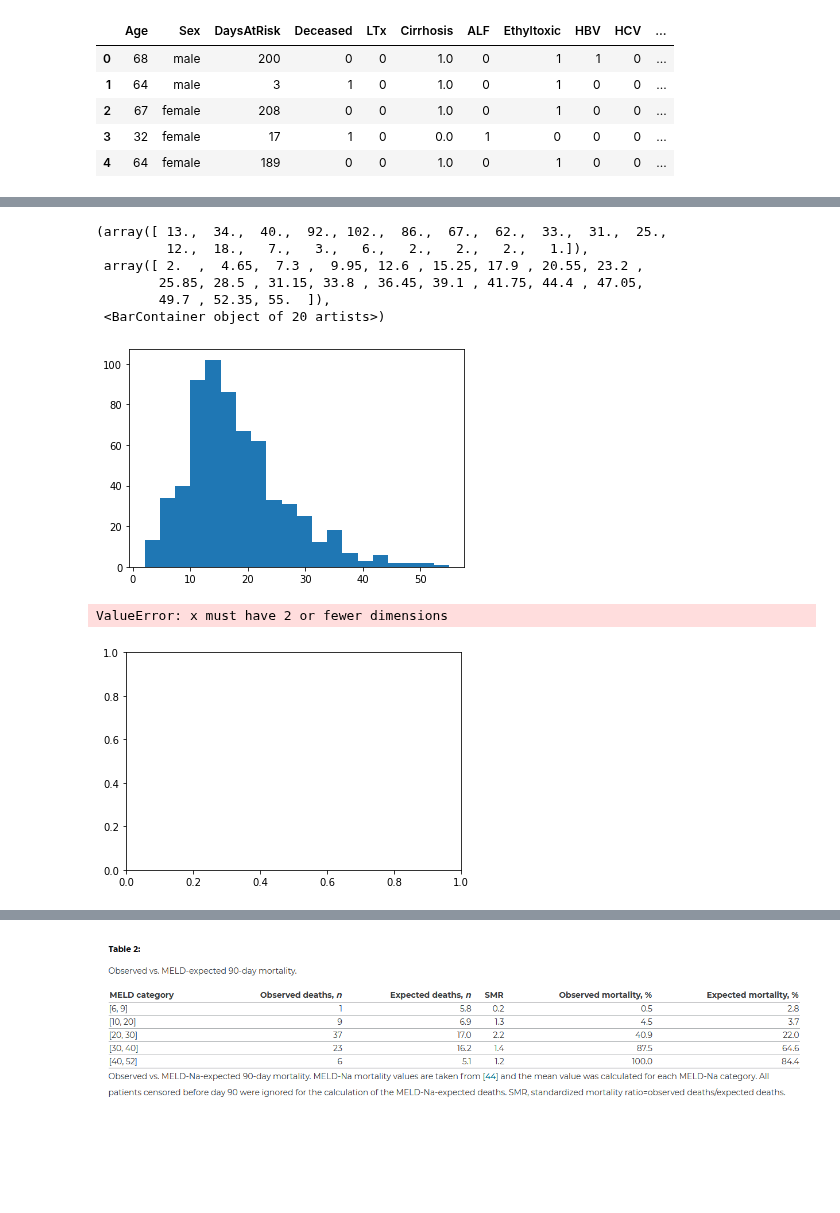
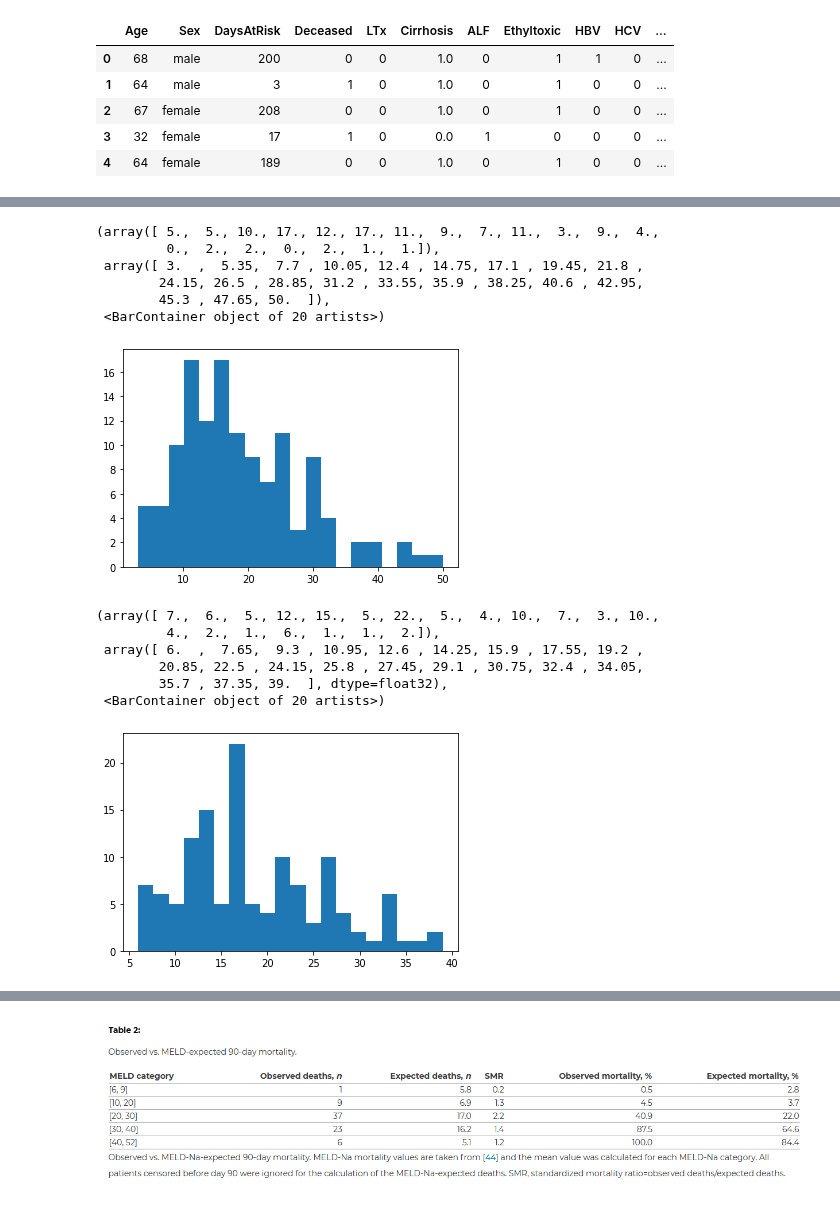
Before and after one commit to wisniemj/CS8321, a Jupyter notebook: finalPaper/finalPaper.ipynb, the cells around one changed output, grey strips where cells are left out. Drawn from its saved outputs; the diff is of its cells as text; code cells hidden in the pictures; blank space fills up the shorter version.

```diff
--- a/finalPaper/finalPaper.ipynb
+++ b/finalPaper/finalPaper.ipynb
@@ -206,20 +267,21 @@ df2 = df2.join(col)
 
 # take out MELD score comparisons for final_df
 final_df = df2.copy(deep=True)
-# del final_df["MELD"]
-# del final_df["MELD3"]
-# del final_df["MELDNA"]
 
 # Assumption: all null numeric values are 0
 final_df = final_df.replace(np.NaN, 0)
 
 final_df_normalized = final_df.copy(deep=True)
 
-# from sklearn.preprocessing import StandardScaler
-# from sklearn.preprocessing import RobustScaler
-# scaler = StandardScaler()
-# non_binary_cols = [col for col in final_df.columns if len(final_df[col].unique()) > 2]
-# binary_cols = [col for col in final_df.columns if len(final_df[col].unique()) <= 2]
+from sklearn.preprocessing import StandardScaler
+from sklearn.preprocessing import RobustScaler
+feature_scaler = StandardScaler()
+target_scaler = StandardScaler()
+non_binary_cols = [col for col in final_df.columns if len(final_df[col].unique()) > 2]
+non_binary_cols.remove("MELD")
+non_binary_cols.remove("MELD3")
+non_binary_cols.remove("MELDNA")
+binary_cols = [col for col in final_df.columns if len(final_df[col].unique()) <= 2]
 # final_df_normalized = pd.DataFrame(scaler.fit_transform(final_df[non_binary_cols]), columns=non_binary_cols)
 # final_df_normalized = pd.concat([final_df[binary_cols], final_df_normalized], axis=1)
 # %%
@@ -228,16 +290,15 @@ from sklearn.model_selection import train_test_split
 #Goal of improving on original meld for now.
 #Meld3 is used primarily for transplant, meldNA is used for Cirrhosis: #https://www.mdcalc.com/calc/10437/model-end-stage-liver-disease-meld#evidence
 y = final_df_normalized['MELD'].copy(deep=True)
+y = target_scaler.fit_transform(np.array(y).reshape(-1, 1))
 
 #Trim columns to use for training
 #Removing days at risk, deceased,
 #fields = ['Age','Sex','Cirrhosis','ALF','Ethyltoxic','HBV','HCV','INR_C','NA_S','P_S','','','','']
-del final_df_normalized["MELD"]
 X = final_df_normalized.copy(deep=True)
-
-# from imblearn.under_sampling import RandomUnderSampler
-# under_sample = RandomUnderSampler(sampling_strategy = 1)
-# X_under, y_under = under_sample.fit_resample(X, y)
+X = X.drop(["MELD", "MELD3", "MELDNA"], axis=1)
+X_non_binary = pd.DataFrame(feature_scaler.fit_transform(X[non_binary_cols]), columns=non_binary_cols)
+X = pd.concat([X[binary_cols], X_non_binary], axis=1)
 
 X_train, X_test, y_train, y_test = train_test_split(X, y, test_size=0.2, random_state=7)
 X_train = tf.convert_to_tensor(X_train)
@@ -256,0 +308,9 @@ ValueError: Input 0 of layer "conv1d_257" is incompatible with the layer: expect
+# %%
+# initialize and fit sequential model
+sequential_model = create_sequential_model(df=X_train)
+sequential_model.fit(x=X_train,
+    y=y_train,
+    epochs=500,
+    verbose=1,
+    validation_data=(X_test, y_test),
+    batch_size=32)
@@ -257,2 +336,7 @@ ValueError: Input 0 of layer "conv1d_257" is incompatible with the layer: expect
 # %%
-y_pred = model.predict(X_test)
+# predict out values
+y_pred_seq = sequential_model.predict(X_test)
+
+# reverse scaling
+y_pred_seq = np.round(target_scaler.inverse_transform(np.array(y_pred_seq)))
+y_test = np.round(target_scaler.inverse_transform(np.array(y_test)))
@@ -283,15 +343,20 @@ array([[[19.043941],
 # %%
-plt.hist(y, bins=20)
+plt.hist(np.array(y_test), bins=20)
 # %% [output]
-(array([ 13.,  34.,  40.,  92., 102.,  86.,  67.,  62.,  33.,  31.,  25.,
-         12.,  18.,   7.,   3.,   6.,   2.,   2.,   2.,   1.]),
- array([ 2.  ,  4.65,  7.3 ,  9.95, 12.6 , 15.25, 17.9 , 20.55, 23.2 ,
-        25.85, 28.5 , 31.15, 33.8 , 36.45, 39.1 , 41.75, 44.4 , 47.05,
-        49.7 , 52.35, 55.  ]),
+(array([ 5.,  5., 10., 17., 12., 17., 11.,  9.,  7., 11.,  3.,  9.,  4.,
+         0.,  2.,  2.,  0.,  2.,  1.,  1.]),
+ array([ 3.  ,  5.35,  7.7 , 10.05, 12.4 , 14.75, 17.1 , 19.45, 21.8 ,
+        24.15, 26.5 , 28.85, 31.2 , 33.55, 35.9 , 38.25, 40.6 , 42.95,
+        45.3 , 47.65, 50.  ]),
  <BarContainer object of 20 artists>)
-[figure, old version]
+[figure, new version]
 # %%
-plt.hist(y_pred, bins=20)
+plt.hist(y_pred_seq, bins=20)
 # %% [output]
-ValueError: x must have 2 or fewer dimensions
+(array([ 7.,  6.,  5., 12., 15.,  5., 22.,  5.,  4., 10.,  7.,  3., 10.,
+         4.,  2.,  1.,  6.,  1.,  1.,  2.]),
+ array([ 6.  ,  7.65,  9.3 , 10.95, 12.6 , 14.25, 15.9 , 17.55, 19.2 ,
+        20.85, 22.5 , 24.15, 25.8 , 27.45, 29.1 , 30.75, 32.4 , 34.05,
+        35.7 , 37.35, 39.  ], dtype=float32),
+ <BarContainer object of 20 artists>)
-[figure, old version]
+[figure, new version]
```
Also changed, not shown: parts of 32 cells of this notebook.
